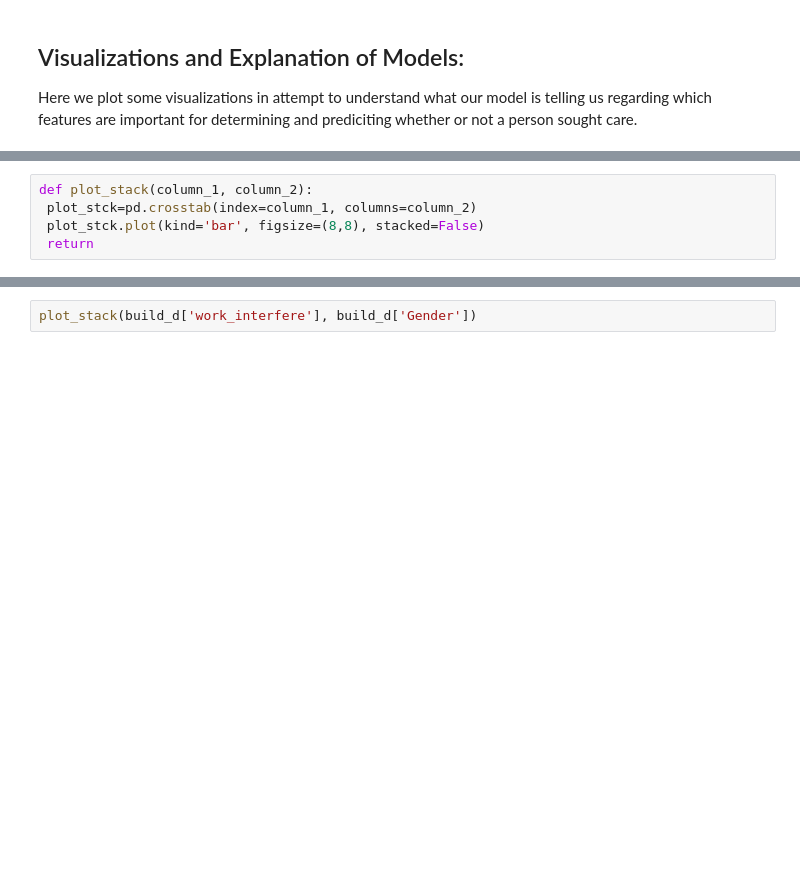
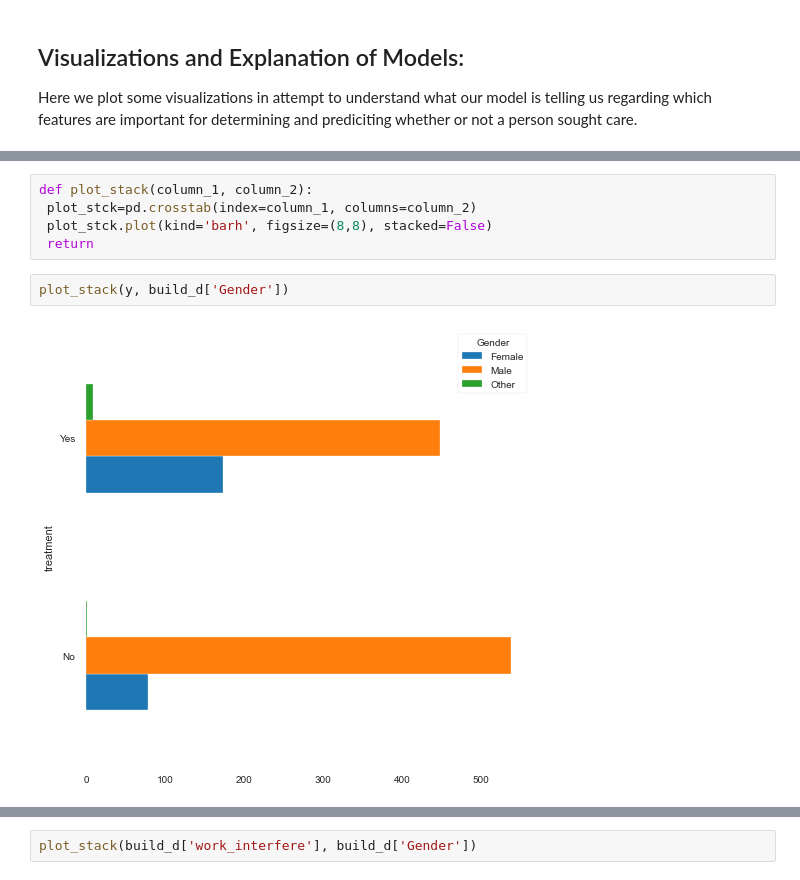
Before and after one commit to rawalk/Build_2, a Jupyter notebook: Build2_FinalNotebook.ipynb, the cells around one changed output, grey strips where cells are left out. Saved outputs shown, nothing was run; the diff lists cells and outputs as text; blank space fills up the shorter version.

```diff
--- a/Build2_FinalNotebook.ipynb
+++ b/Build2_FinalNotebook.ipynb
@@ -319,5 +319,9 @@ importances.sort_values()[-n:].plot.barh(color='purple');
 # %%
 def plot_stack(column_1, column_2):
  plot_stck=pd.crosstab(index=column_1, columns=column_2)
- plot_stck.plot(kind='bar', figsize=(8,8), stacked=False)
+ plot_stck.plot(kind='barh', figsize=(8,8), stacked=False)
  return
+# %%
+plot_stack(y, build_d['Gender'])
+# %% [output]
+[figure, added]
```
Also changed, not shown: parts of 14 cells of this notebook.
